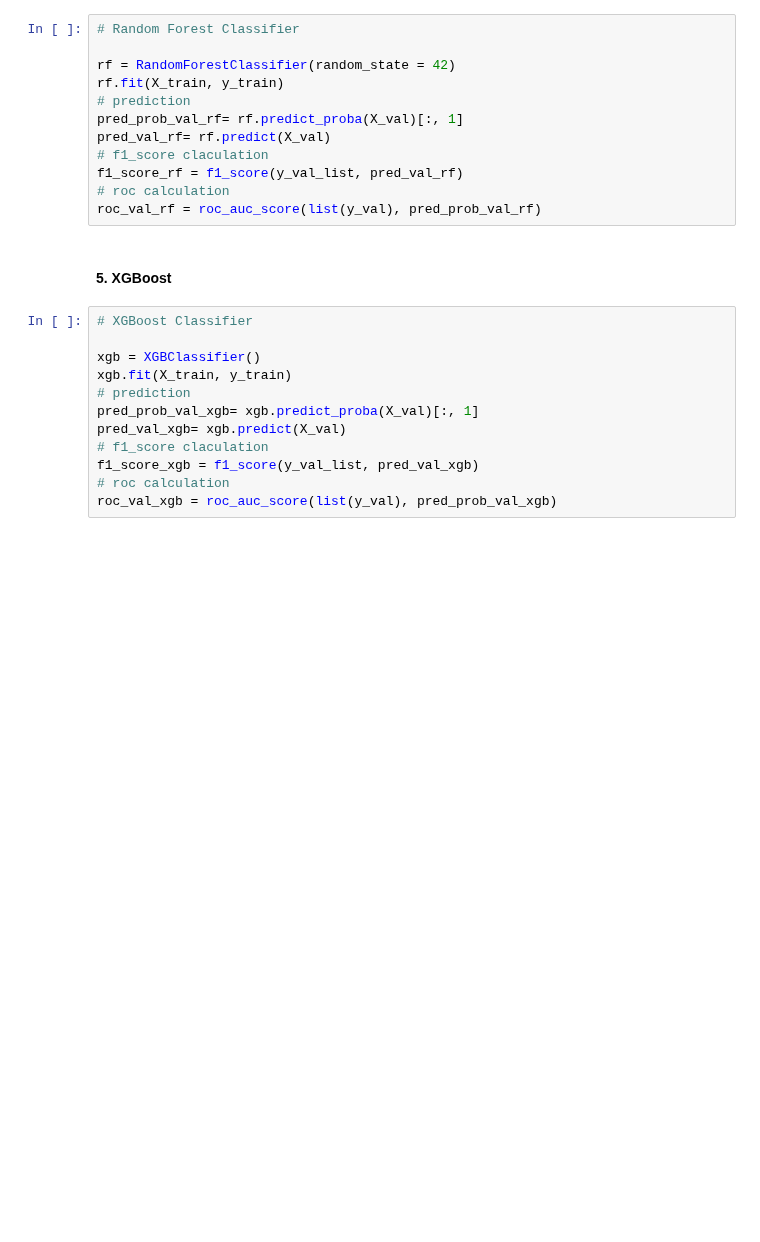
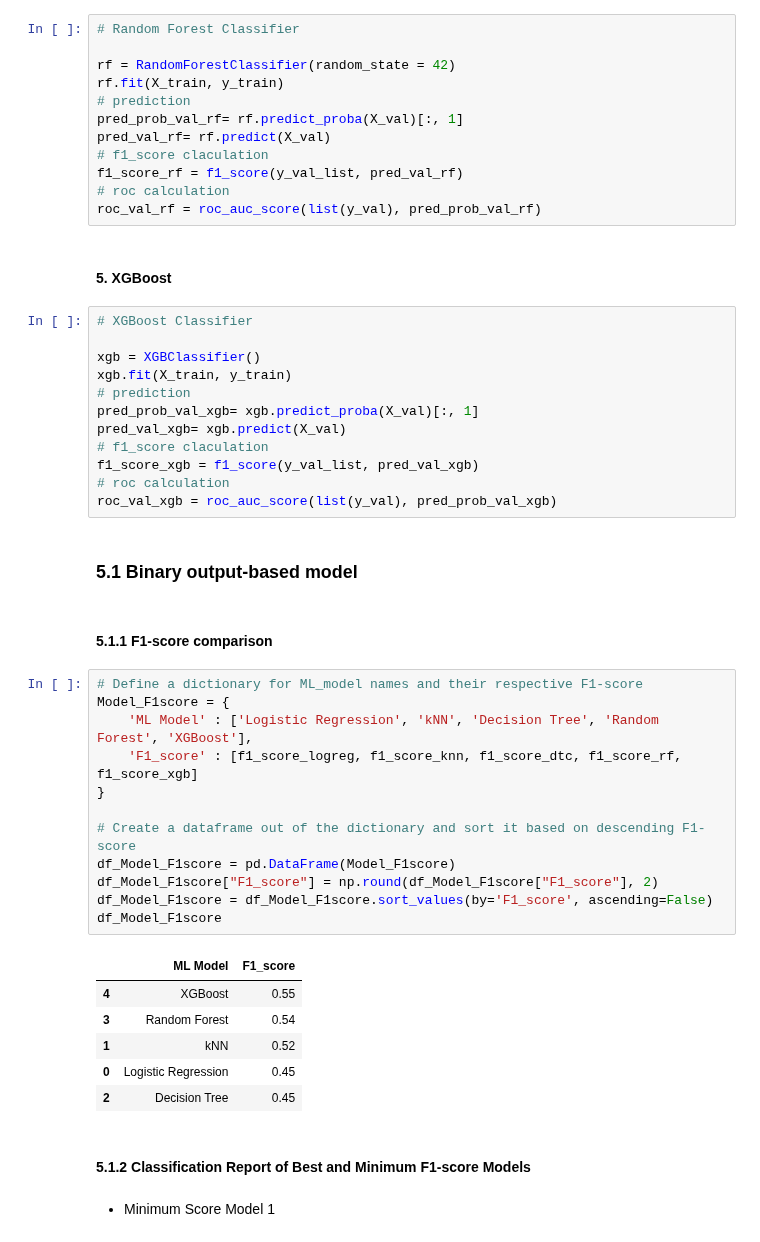
Before and after one commit to ashutosh3060/returning-customer-prediction, a Jupyter notebook: eda_model_build.ipynb, the cells around one changed output. Drawn from its saved outputs; the diff is of its cells as text; blank space fills up the shorter version.

Commit message:
Binary output based model: F1 score, Precision, Recall

```diff
--- a/eda_model_build.ipynb
+++ b/eda_model_build.ipynb
@@ -801,3 +801,30 @@ pred_val_xgb= xgb.predict(X_val)
 f1_score_xgb = f1_score(y_val_list, pred_val_xgb)
 # roc calculation
 roc_val_xgb = roc_auc_score(list(y_val), pred_prob_val_xgb)
+# %% [markdown]
+### 5.1 Binary output-based model
+# %% [markdown]
+#### 5.1.1 F1-score comparison
+# %%
+# Define a dictionary for ML_model names and their respective F1-score
+Model_F1score = {
+    'ML Model' : ['Logistic Regression', 'kNN', 'Decision Tree', 'Random Forest', 'XGBoost'],
+    'F1_score' : [f1_score_logreg, f1_score_knn, f1_score_dtc, f1_score_rf, f1_score_xgb]
+}
+
+# Create a dataframe out of the dictionary and sort it based on descending F1-score
+df_Model_F1score = pd.DataFrame(Model_F1score)
+df_Model_F1score["F1_score"] = np.round(df_Model_F1score["F1_score"], 2)
+df_Model_F1score = df_Model_F1score.sort_values(by='F1_score', ascending=False)
+df_Model_F1score
+# %% [output]
+|  | ML Model | F1_score |
+| 4 | XGBoost | 0.55 |
+| 3 | Random Forest | 0.54 |
+| 1 | kNN | 0.52 |
+| 0 | Logistic Regression | 0.45 |
+| 2 | Decision Tree | 0.45 |
+# %% [markdown]
+#### 5.1.2 Classification Report of Best and Minimum F1-score Models
+# %% [markdown]
+* Minimum Score Model 1
```
Also changed, not shown: parts of 16 cells of this notebook.
